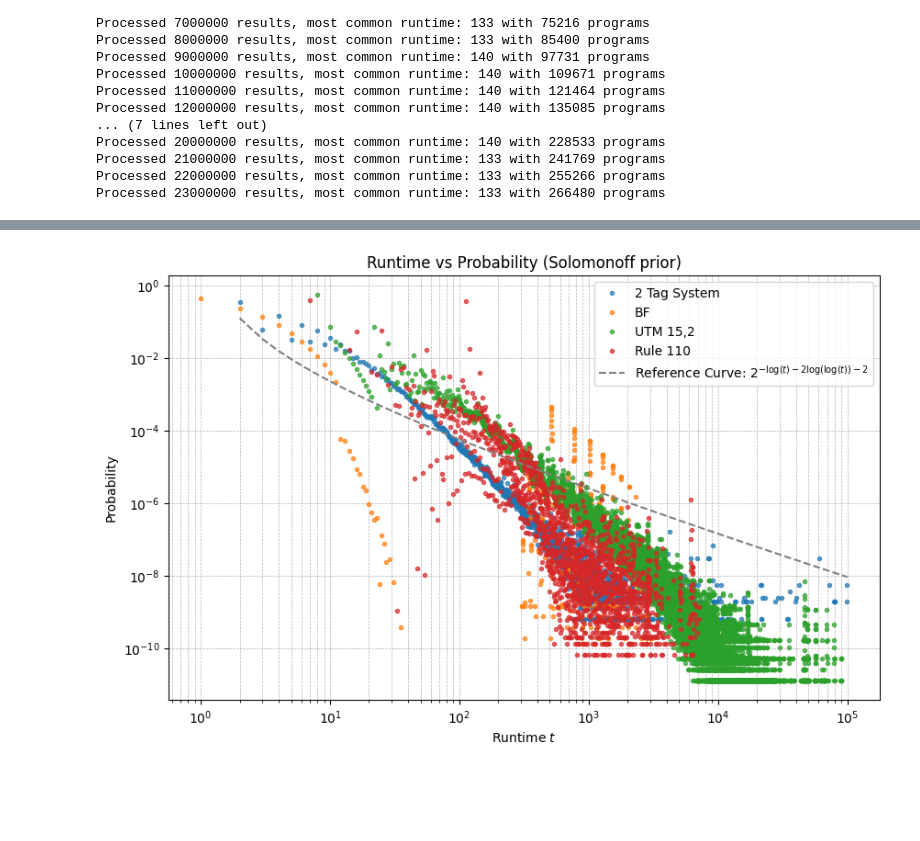
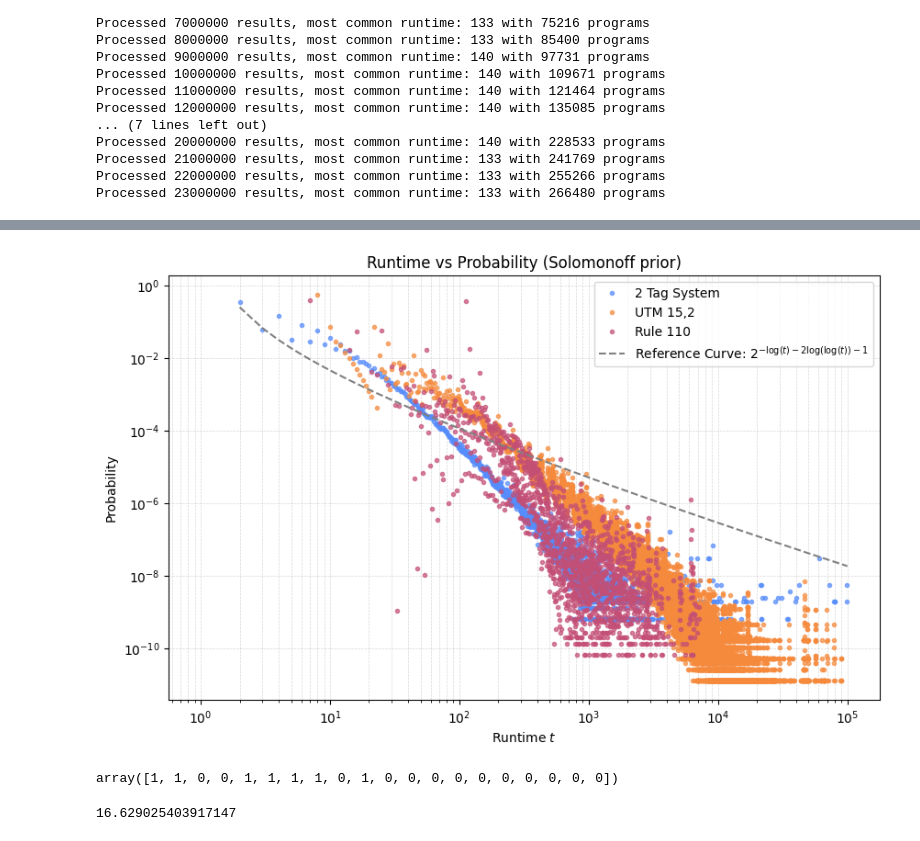
Before and after one commit to vincentherrmann/universal-computer-runtime-probabilities, a Jupyter notebook: Runtime_visualizations_combined.ipynb, the cells around one changed output, grey strips where cells are left out. Saved outputs shown, nothing was run; the diff lists cells and outputs as text; code cells hidden in the pictures; blank space fills up the shorter version.

Commit message:
add visualizations

```diff
--- a/Runtime_visualizations_combined.ipynb
+++ b/Runtime_visualizations_combined.ipynb
@@ -70,5 +111,6 @@ Processed 102000000 results, most common runtime: 11 with 23549778 programs
 # %%
 file = "results/tag_results_len13.pkl"
+max_runtime = 100_000
 tag_num_runtimes = np.zeros(max_runtime, dtype=int)
 tag_num_runtimes_weighted = np.zeros(max_runtime, dtype=float)
 
@@ -149,3 +198,10 @@ Processed 20000000 results, most common runtime: 140 with 228533 programs
 Processed 21000000 results, most common runtime: 133 with 241769 programs
 Processed 22000000 results, most common runtime: 133 with 255266 programs
 Processed 23000000 results, most common runtime: 133 with 266480 programs
+# %%
+# save the num runtimes arrays to a file
+with open("results/rule110_num_runtimes.pkl", "wb") as f:
+    pickle.dump(rule110_num_runtimes, f)
+
+with open("results/rule110_num_runtimes_weighted.pkl", "wb") as f:
+    pickle.dump(rule110_num_runtimes_weighted, f)
@@ -152,3 +227,25 @@ Processed 23000000 results, most common runtime: 133 with 266480 programs
+# %%
+# load all num_runtimes from the files
+with open("results/utm15_2_num_runtimes_weighted.pkl", "rb") as f:
+    utm_num_runtimes_weighted = pickle.load(f)
+
+#with open("results/bf_num_runtimes.pkl", "rb") as f:
+#    bf_num_runtimes = pickle.load(f)
+
+with open("results/bf_num_runtimes_weighted.pkl", "rb") as f:
+    bf_num_runtimes_weighted = pickle.load(f)
+
+#with open("results/tag_num_runtimes.pkl", "rb") as f:
+#    tag_num_runtimes = pickle.load(f)
+
+with open("results/tag_num_runtimes_weighted.pkl", "rb") as f:
+    tag_num_runtimes_weighted = pickle.load(f)
+
+#with open("results/rule110_num_runtimes.pkl", "rb") as f:
+#    rule110_num_runtimes = pickle.load(f)
+
+with open("results/rule110_num_runtimes_weighted.pkl", "rb") as f:
+    rule110_num_runtimes_weighted = pickle.load(f)
 # %%
 # log-log plot of runtimes against probability
 utm_total_programs = np.sum(utm_num_runtimes)
@@ -184,36 +281,41 @@ plt.show()
 # %%
-from IPython.core import prefilter
-from IPython.core import prefilter
+max_runtime = 100_000
+
 # log-log plot of runtimes against probability
 utm_total_programs_weighted = np.sum(utm_num_runtimes_weighted)
 utm_probabilities_weighted = utm_num_runtimes_weighted / utm_total_programs_weighted
 
 bf_total_programs_weighted = np.sum(bf_num_runtimes_weighted)
 bf_probabilities_weighted = bf_num_runtimes_weighted / bf_total_programs_weighted
 
 tag_total_programs_weighted = np.sum(tag_num_runtimes_weighted)
 tag_probabilities_weighted = tag_num_runtimes_weighted / tag_total_programs_weighted
 
 rule110_total_programs_weighted = np.sum(rule110_num_runtimes_weighted)
 rule110_probabilities_weighted = rule110_num_runtimes_weighted / rule110_total_programs_weighted
 
 # Create a log-log plot
 plt.figure(figsize=(10, 6))
 plt.loglog(np.arange(max_runtime), tag_probabilities_weighted, marker='o', linestyle='None', markersize=3, alpha=0.7, label="2 Tag System")
-plt.loglog(np.arange(max_runtime), bf_probabilities_weighted, marker='o', linestyle='None', markersize=3, alpha=0.7, label="BF")
+#plt.loglog(np.arange(max_runtime), bf_probabilities_weighted, marker='o', linestyle='None', markersize=3, alpha=0.7, label="BF")
 plt.loglog(np.arange(max_runtime), utm_probabilities_weighted, marker='o', linestyle='None', markersize=3, alpha=0.7, label="UTM 15,2")
 plt.loglog(np.arange(max_runtime), rule110_probabilities_weighted, marker='o', linestyle='None', markersize=3, alpha=0.7, label="Rule 110")
 
 x_range = np.arange(1, max_runtime)
 reference_curve = 1 / x_range
-reference_curve = 2 ** (-np.log2(x_range) - 2*np.log2(np.log2(x_range)) - 2)
-plt.loglog(np.arange(1, max_runtime), reference_curve, color='grey', linestyle='--', label='Reference Curve: $2^{-\log(t) - 2\log(\log(t)) - 2}$')
+reference_curve = 2 ** (-np.log2(x_range[1:]) - 2*np.log2(np.log2(x_range[1:])) - 1)
+plt.loglog(x_range[1:], reference_curve, color='grey', linestyle='--', label='Reference Curve: $2^{-\log(t) - 2\log(\log(t)) - 1}$')
 plt.legend()
 
 plt.title('Runtime vs Probability (Solomonoff prior)')
 plt.xlabel('Runtime $t$')
 plt.ylabel('Probability')
 plt.grid(True, which="both", ls="--", linewidth=0.5)
+
+
+# save plot as pdf
+plt.savefig("runtime_vs_probability.pdf")
+
 plt.show()
 # %% [output]
-[figure, old version]
+[figure, new version]
@@ -221,0 +365,4 @@ plt.show()
+# %%
+binary_representation(1024, encoding_level=2).astype(int)
+# %% [output]
+array([1, 1, 0, 0, 1, 1, 1, 1, 0, 1, 0, 0, 0, 0, 0, 0, 0, 0, 0, 0])
@@ -221,0 +431,4 @@ plt.show()
+# %%
+description_length(binary_representation(2048, 2))
+# %% [output]
+16.629025403917147
```
Also changed, not shown: parts of 39 cells of this notebook, 1 other file.
